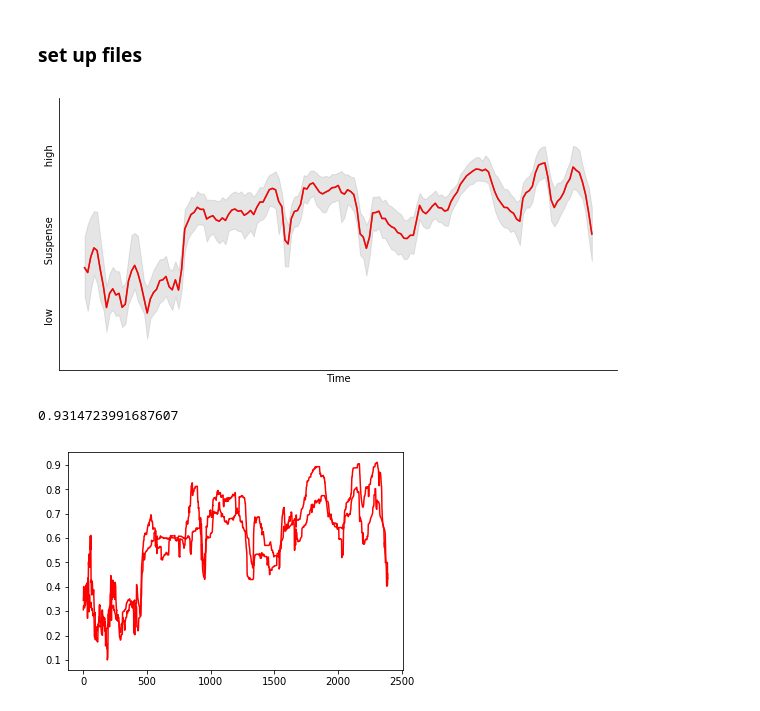
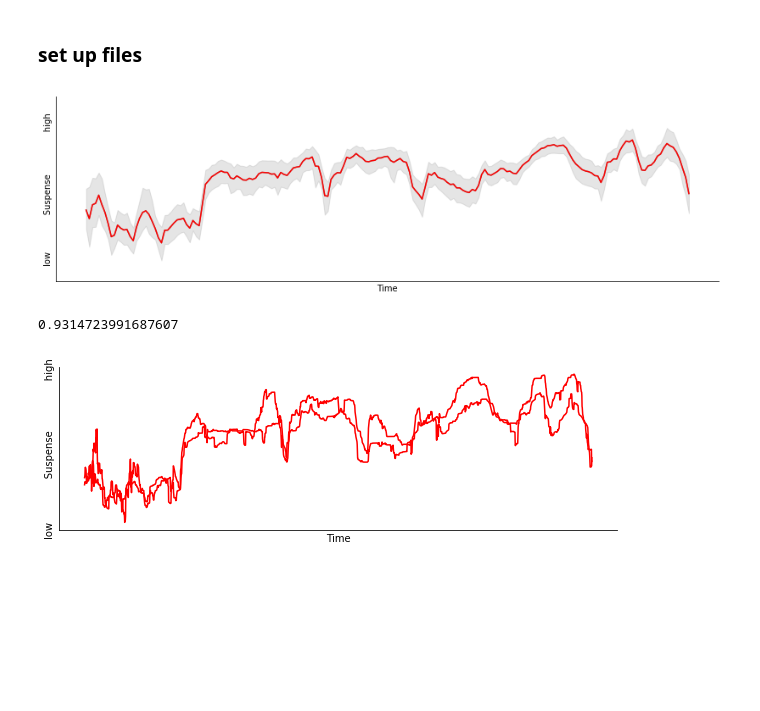
Before and after one commit to nomcomm/CamCanSuspenseISC_JMP, a Jupyter notebook: scripts/Schmaelzle_JMP_01_CRMAnalysis.ipynb, the cells around one changed output. Drawn from its saved outputs; the diff is of its cells as text; code cells hidden in the pictures; blank space fills up the shorter version.

```diff
--- a/scripts/Schmaelzle_JMP_01_CRMAnalysis.ipynb
+++ b/scripts/Schmaelzle_JMP_01_CRMAnalysis.ipynb
@@ -22,47 +22,54 @@ import matplotlib.pyplot as plt
 # %%
 suspense_raw = '../data/suspense.npy'
 
 all_suspense = np.load(suspense_raw)
 all_suspense = all_suspense[:,50:2440]
 # note: we cut of a tiny bit at the beginning and end to make the data match and correct for hrf-delay
 
 d = []
 for f in range (all_suspense.shape[0]):
     # note: we downsample to 163 because for the sliding-ISC this will be the resolution we get
-    d.append(scipy.signal.resample(scipy.stats.zscore(all_suspense[f,:]), 163))
+    d.append(scipy.signal.resample(scipy.stats.zscore(all_suspense[f,:]), 193))
 stacked_suspense = np.asarray(d)
 
 
 d = np.hstack(stacked_suspense)
-h = np.hstack([np.arange(163)] * 22)
+h = np.hstack([np.arange(193)] * 22)
 dh = np.vstack((d,h)).T
 df_dh = pd.DataFrame(data =  dh, columns = ['a','b'])
 
 
-f = plt.figure(figsize=(10,5));
+f = plt.figure(figsize=(14,4));
 sns.lineplot(x="b",
              y="a",
              color = 'gray',
              data=df_dh);
 plt.plot(np.mean(stacked_suspense, axis = 0), color ='red');
 plt.ylabel('low              Suspense                high');
 plt.xlabel('Time');
 plt.ylim(-2.5,2);
 plt.xticks([]);
 plt.yticks([]);
 sns.despine();
 # %% [output]
-[figure, old version]
+[figure, new version]
 # %%
 avg_suspense = np.mean(stacked_suspense, axis = 0)
 np.save('../data/avg_suspense.npy', avg_suspense)
 # %%
 all_s1 = np.mean(all_suspense[:11, :], axis = 0)
 all_s2 = np.mean(all_suspense[11:, :], axis = 0)
+
+f = plt.figure(figsize=(10,3));
 plt.plot(all_s1, color = 'r')
 plt.plot(all_s2, color = 'r')
+plt.ylabel('low              Suspense                high');
+plt.xlabel('Time');
+plt.xticks([]);
+plt.yticks([]);
+sns.despine()
 
 np.corrcoef(all_s1, all_s2)[0,1]
 # %% [output]
 0.9314723991687607
-[figure, old version]
+[figure, new version]
```
Also changed, not shown: parts of 1 cell of this notebook, 10 other files.
